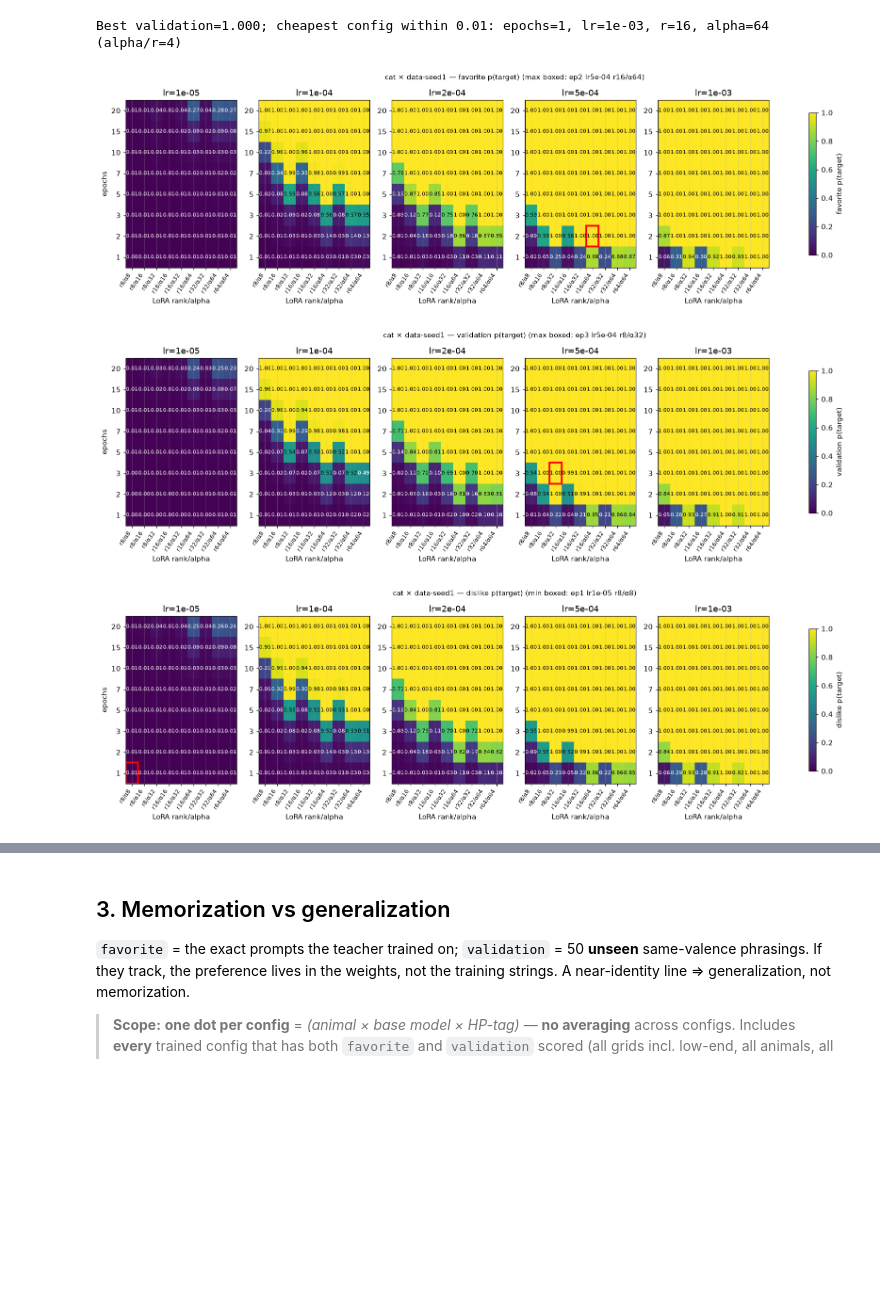
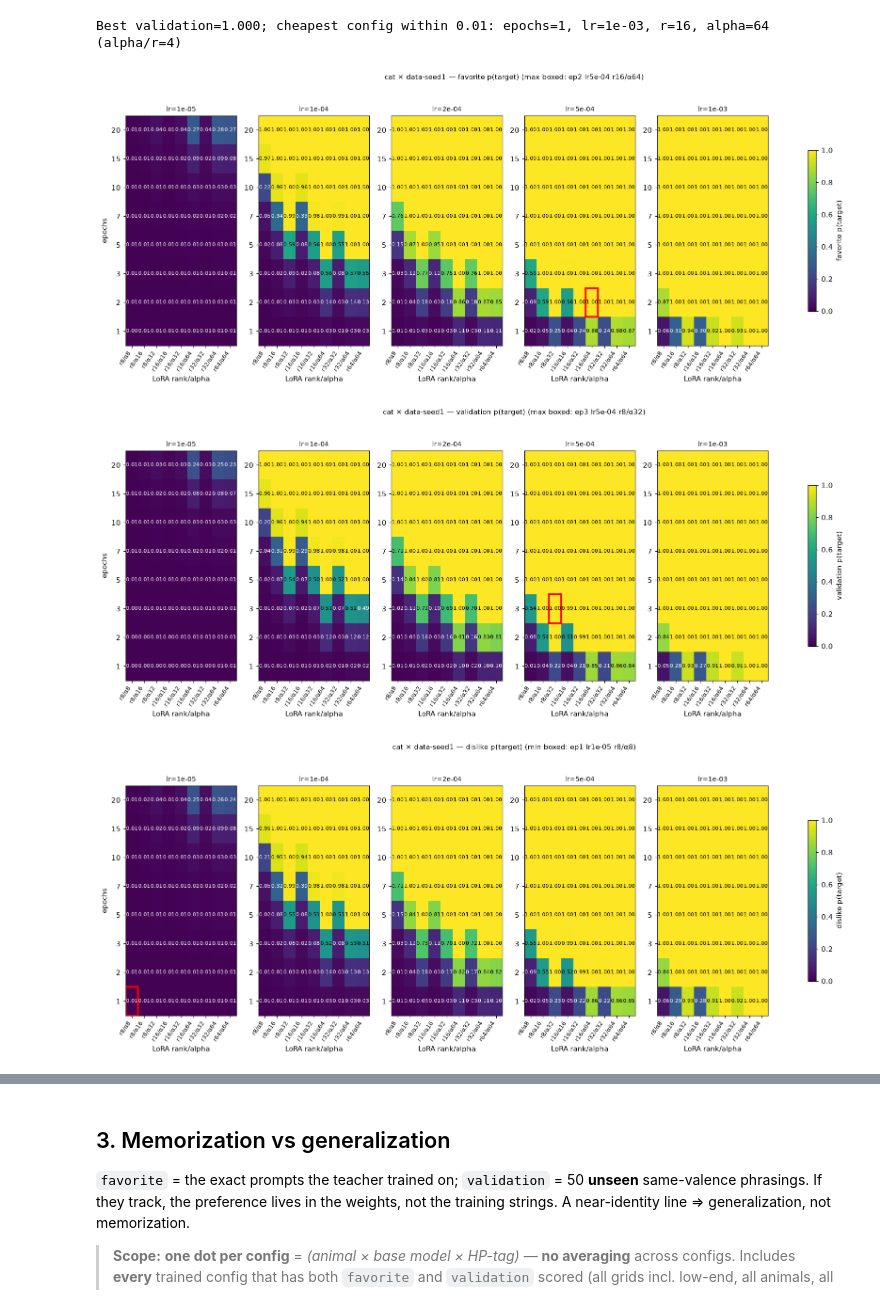
Before and after one commit to AnandVishesh1301/EleutherAI_subliminal_learning, a Jupyter notebook: notebooks/results_analysis.ipynb, the cells around one changed output, grey strips where cells are left out. Cells and saved outputs as stored; diff of their text form; code cells hidden in the pictures; blank space fills up the shorter version.

```diff
--- a/notebooks/results_analysis.ipynb
+++ b/notebooks/results_analysis.ipynb
@@ -168,7 +212,7 @@ bm = bm.reindex(bm.mean(axis=1).sort_values(ascending=False).index)
 fig, ax = plt.subplots(figsize=(1.1*bm.shape[1]+3, 0.5*bm.shape[0]+2))
 im = ax.imshow(bm.values, aspect="auto", cmap="Blues")
 ax.set_xticks(range(bm.shape[1])); ax.set_xticklabels([m.replace("pythia-160m-","") for m in bm.columns], rotation=45, ha="right")
-ax.set_yticks(range(bm.shape[0])); ax.set_yticklabels(bm.index)
+ax.set_yticks(range(bm.shape[0])); ax.set_yticklabels(bm.index); ax.grid(False)
 thr = np.nanmean(bm.values)
 for i in range(bm.shape[0]):
     for j in range(bm.shape[1]):
@@ -413,37 +469,38 @@ def deepdive_facets(df, set_name, animal, model, cmap="viridis"):
     labels = loras.lora_label.tolist()
     lower_is_better = set_name in {"dislike", "off_topic"}
     optimum = d[set_name].min() if lower_is_better else d[set_name].max()
     candidates = d[np.isclose(d[set_name], optimum)].sort_values(
         ["n_epochs", "learning_rate", "lora_r", "lora_alpha"])
     best = candidates.iloc[0]
-    fig, axs = plt.subplots(1, len(lrs), figsize=(3.8 * len(lrs) + 1, 4.2), squeeze=False)
+    fig, axs = plt.subplots(1, len(lrs), figsize=(3.8 * len(lrs) + 1, 0.42 * len(epochs) + 2.4), squeeze=False)
     im = None
     for k, lr in enumerate(lrs):
         a = axs[0][k]
         g = (d[d.learning_rate == lr].pivot_table(index="n_epochs", columns="lora_label", values=set_name)
              .reindex(index=epochs, columns=labels))
         im = a.imshow(g.values, aspect="auto", cmap=cmap, vmin=0, vmax=1, origin="lower")
         a.set_xticks(range(len(labels))); a.set_xticklabels(labels, rotation=55, ha="right", fontsize=8)
         a.set_yticks(range(len(epochs))); a.set_yticklabels([int(e) for e in epochs])
-        a.set_xlabel("LoRA rank/alpha"); a.set_ylabel("epochs" if k == 0 else ""); a.set_title(f"lr={lr:.0e}")
+        a.set_xlabel("LoRA rank/alpha"); a.set_ylabel("epochs" if k == 0 else ""); a.set_title(f"lr={lr:.0e}", fontsize=9)
+        a.grid(False)
         for i in range(g.shape[0]):
             for j in range(g.shape[1]):
                 v = g.values[i, j]
                 if not np.isnan(v):
                     a.text(j, i, f"{v:.2f}", ha="center", va="center", color="white" if v < 0.5 else "black", fontsize=7)
         if abs(lr - best.learning_rate) < 1e-12:
             yi = epochs.index(best.n_epochs); xi = labels.index(best.lora_label)
             a.add_patch(plt.Rectangle((xi-.5, yi-.5), 1, 1, fill=False, edgecolor="red", lw=2.5))
-    fig.colorbar(im, ax=axs.ravel().tolist(), label=f"{set_name} p(target)", shrink=.85)
+    fig.colorbar(im, ax=axs[0].tolist(), label=f"{set_name} p(target)", shrink=.7)
     direction = "min" if lower_is_better else "max"
     fig.suptitle(f"{animal} × {model.replace('pythia-160m-','')} — {set_name} p(target) "
                  f"({direction} boxed: ep{int(best.n_epochs)} lr{best.learning_rate:.0e} {best.lora_label})",
-                 fontsize=10, y=1.0)
+                 fontsize=10, y=1.02)
     plt.show()
 
 for s in SETS:
     deepdive_facets(w1, s, DEEP_ANIMAL, DEEP_MODEL)
 # %% [output]
-[figure, old version]
+[figure, new version]
-[figure, old version]
+[figure, new version]
-[figure, old version]
+[figure, new version]
```
Also changed, not shown: parts of 10 cells of this notebook, 27 other files.
